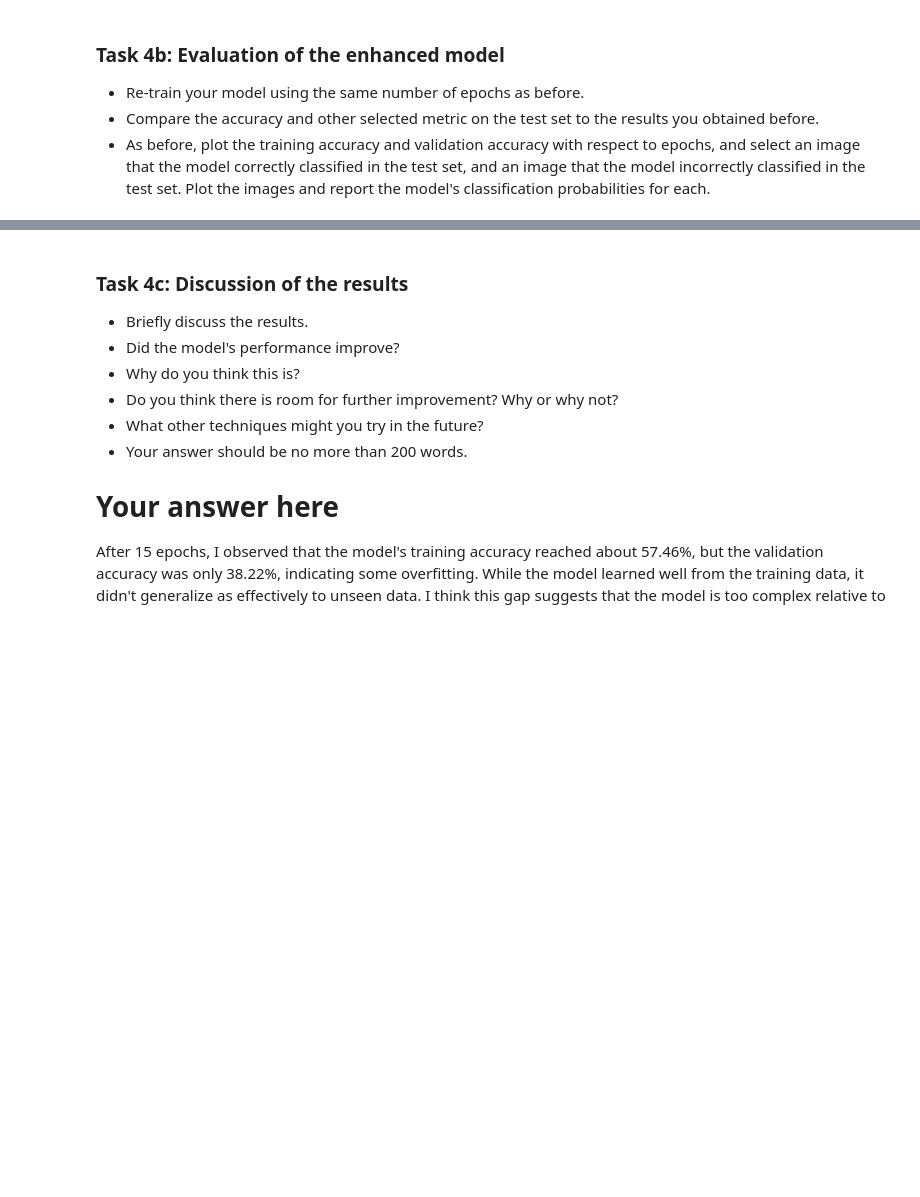
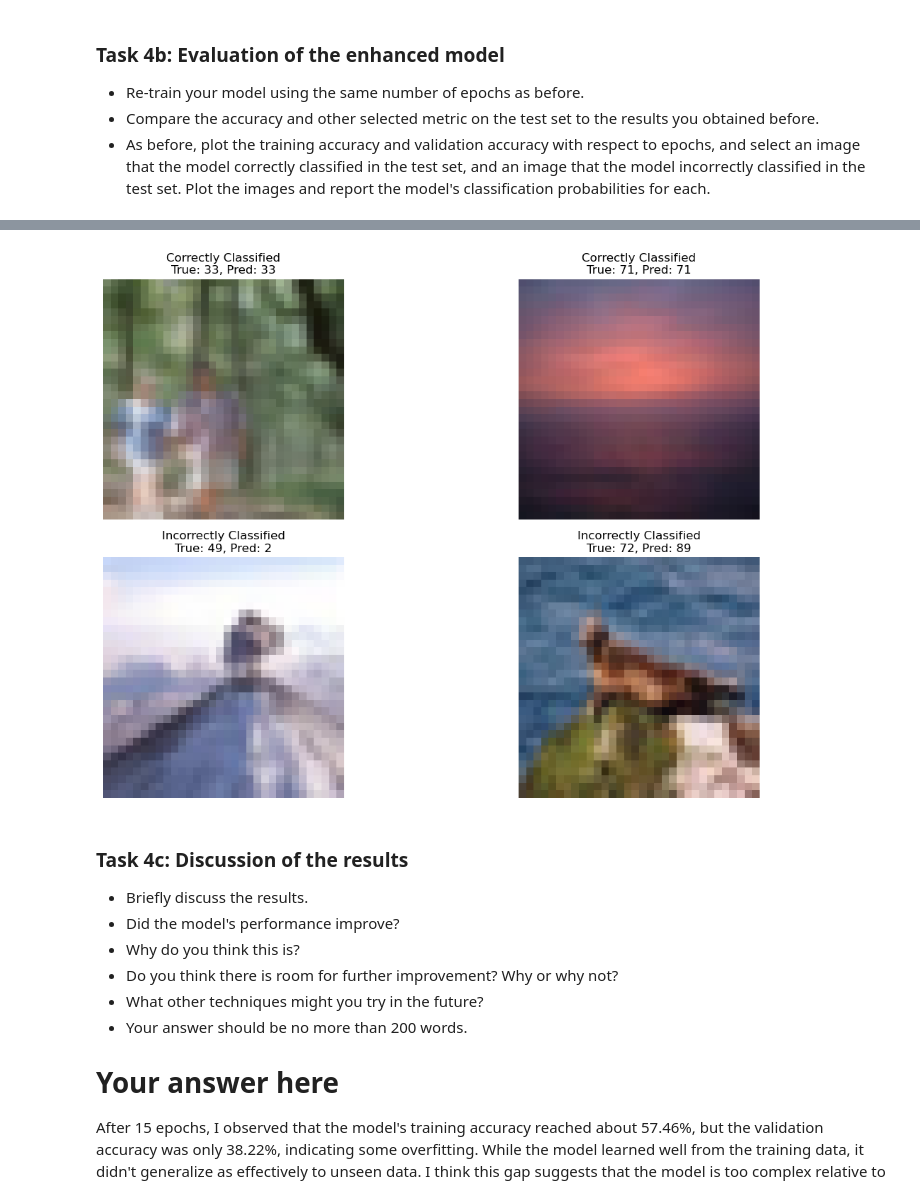
Before and after one commit to joseDePaiva/deep_learning, a Jupyter notebook: 02_activities/assignments/assignment_1.ipynb, the cells around one changed output, grey strips where cells are left out. Cells and saved outputs as stored; diff of their text form; code cells hidden in the pictures; blank space fills up the shorter version.

Commit message:
Assignment_1 done with corrections

```diff
--- a/02_activities/assignments/assignment_1.ipynb
+++ b/02_activities/assignments/assignment_1.ipynb
@@ -415,0 +447,34 @@ Epoch 15/15
+# %%
+
+
+# Predict labels for the test set
+predictions = model.predict(X_test_normalized)
+predicted_labels = np.argmax(predictions, axis=1)
+true_labels = np.argmax(y_test_one_hot, axis=1)
+
+# Identify correctly and incorrectly classified indices
+correct_indices = [i for i, (pred, true) in enumerate(zip(predicted_labels, true_labels)) if pred == true]
+incorrect_indices = [i for i, (pred, true) in enumerate(zip(predicted_labels, true_labels)) if pred != true]
+
+# Select two correct and two incorrect examples
+correct_indices = correct_indices[:2]  # Select the first two correctly classified images
+incorrect_indices = incorrect_indices[:2]  # Select the first two incorrectly classified images
+
+# Plot examples if they exist
+fig, axes = plt.subplots(2, 2, figsize=(14, 8))
+
+# Plot correctly classified images
+for i, correct_index in enumerate(correct_indices):
+    axes[0, i].imshow(X_test[correct_index])
+    axes[0, i].set_title(f"Correctly Classified\nTrue: {true_labels[correct_index]}, Pred: {predicted_labels[correct_index]}")
+    axes[0, i].axis('off')
+
+# Plot incorrectly classified images
+for i, incorrect_index in enumerate(incorrect_indices):
+    axes[1, i].imshow(X_test[incorrect_index])
+    axes[1, i].set_title(f"Incorrectly Classified\nTrue: {true_labels[incorrect_index]}, Pred: {predicted_labels[incorrect_index]}")
+    axes[1, i].axis('off')
+
+plt.tight_layout()
+plt.show()
+# %% [output]
@@ -416,3 +482,4 @@ Epoch 15/15
+[figure, added]
 # %% [markdown]
 ### Task 4c: Discussion of the results
 
```
Also changed, not shown: parts of 8 cells of this notebook.
